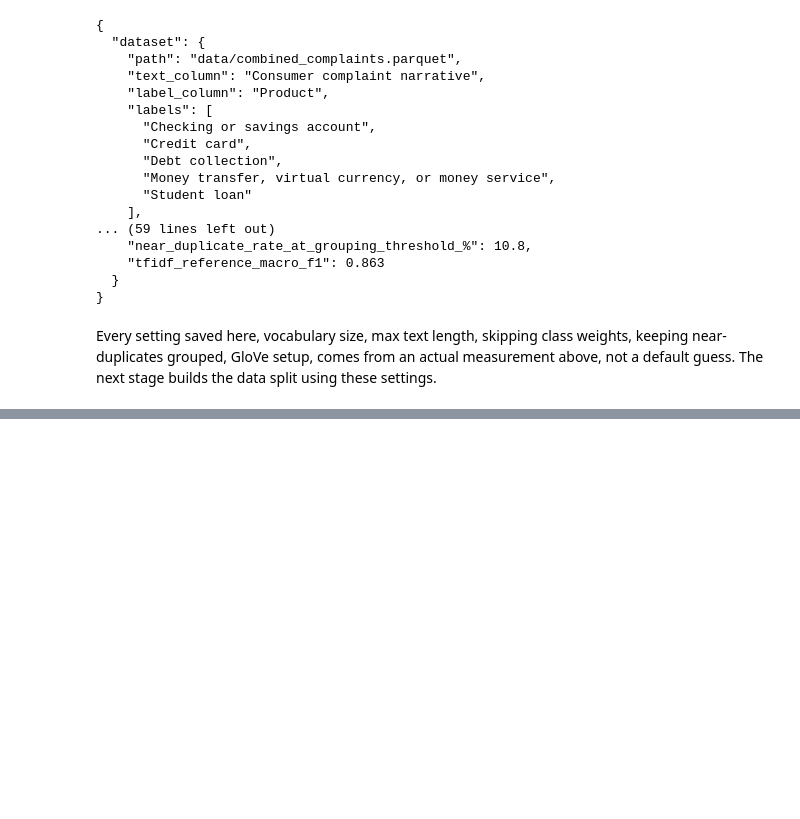
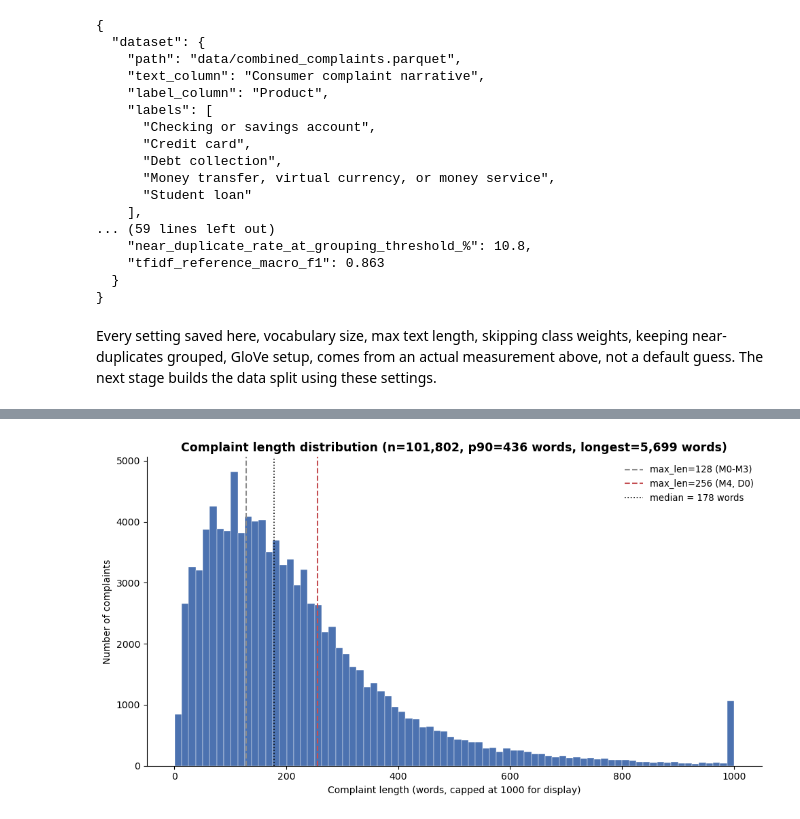
Before and after one commit to Udbhav748/fintech-complaint-classification-lstm-distilbert, a Jupyter notebook: notebooks/01_eda.ipynb, the cells around one changed output, grey strips where cells are left out. Drawn from its saved outputs; the diff is of its cells as text; code cells hidden in the pictures; blank space fills up the shorter version.

```diff
--- a/notebooks/01_eda.ipynb
+++ b/notebooks/01_eda.ipynb
@@ -1015,0 +1058,19 @@ Every setting saved here, vocabulary size, max text length, skipping class weigh
+# %%
+median_w, p90_w = float(words.median()), float(words.quantile(0.9))
+fig, ax = plt.subplots(figsize=(10, 5.5))
+capped = np.minimum(words.values, 1000)
+ax.hist(capped, bins=80, color="#4C72B0", edgecolor="white", linewidth=0.3)
+ax.axvline(128, color="#8C8C8C", linestyle="--", linewidth=1.5, label="max_len=128 (M0-M3)")
+ax.axvline(256, color="#C44E52", linestyle="--", linewidth=1.5, label="max_len=256 (M4, D0)")
+ax.axvline(median_w, color="black", linestyle=":", linewidth=1.2, label=f"median = {median_w:.0f} words")
+ax.set_xlabel("Complaint length (words, capped at 1000 for display)")
+ax.set_ylabel("Number of complaints")
+ax.set_title(f"Complaint length distribution (n={len(words):,}, p90={p90_w:.0f} words, longest={int(words.max()):,} words)",
+             fontsize=12.5, fontweight="bold")
+ax.legend(frameon=False, fontsize=9.5)
+ax.spines["top"].set_visible(False); ax.spines["right"].set_visible(False)
+plt.tight_layout()
+fig.savefig("../assets/length_distribution.png", dpi=150, bbox_inches="tight")
+plt.show()
+# %% [output]
+[figure, added]
```
Also changed, not shown: parts of 4 cells of this notebook, 12 other files.
